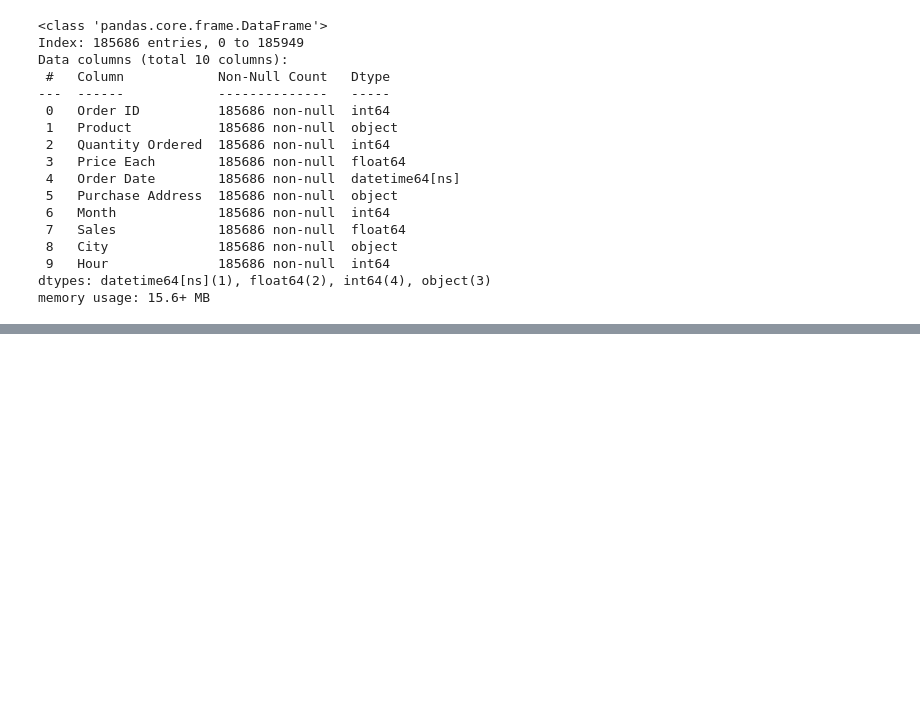
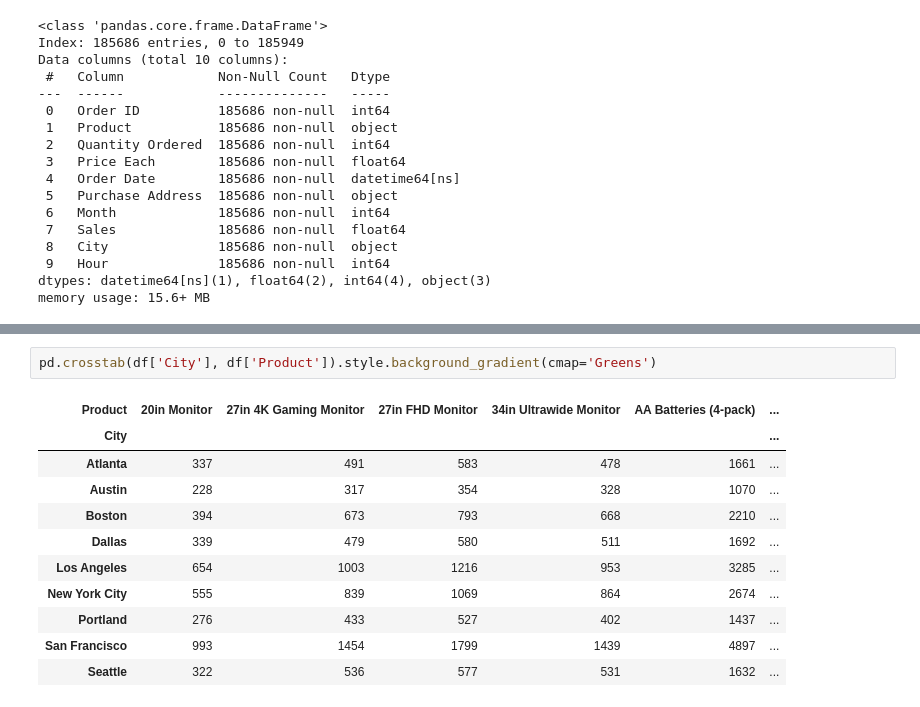
Before and after one commit to JOCRZ/Meriskill-Internship, a Jupyter notebook: Projects/project1.ipynb, the cells around one changed output, grey strips where cells are left out. Cells and saved outputs as stored; diff of their text form; blank space fills up the shorter version.

```diff
--- a/Projects/project1.ipynb
+++ b/Projects/project1.ipynb
@@ -412,0 +479,14 @@ memory usage: 15.6+ MB
+# %%
+pd.crosstab(df['City'], df['Product']).style.background_gradient(cmap='Greens')
+# %% [output]
+| Product | 20in Monitor | 27in 4K Gaming Monitor | 27in FHD Monitor | 34in Ultrawide Monitor | AA Batteries (4-pack) | ... |
+| City |  |  |  |  |  | ... |
+| Atlanta | 337 | 491 | 583 | 478 | 1661 | ... |
+| Austin | 228 | 317 | 354 | 328 | 1070 | ... |
+| Boston | 394 | 673 | 793 | 668 | 2210 | ... |
+| Dallas | 339 | 479 | 580 | 511 | 1692 | ... |
+| Los Angeles | 654 | 1003 | 1216 | 953 | 3285 | ... |
+| New York City | 555 | 839 | 1069 | 864 | 2674 | ... |
+| Portland | 276 | 433 | 527 | 402 | 1437 | ... |
+| San Francisco | 993 | 1454 | 1799 | 1439 | 4897 | ... |
+| Seattle | 322 | 536 | 577 | 531 | 1632 | ... |
```
Also changed, not shown: parts of 5 cells of this notebook.
